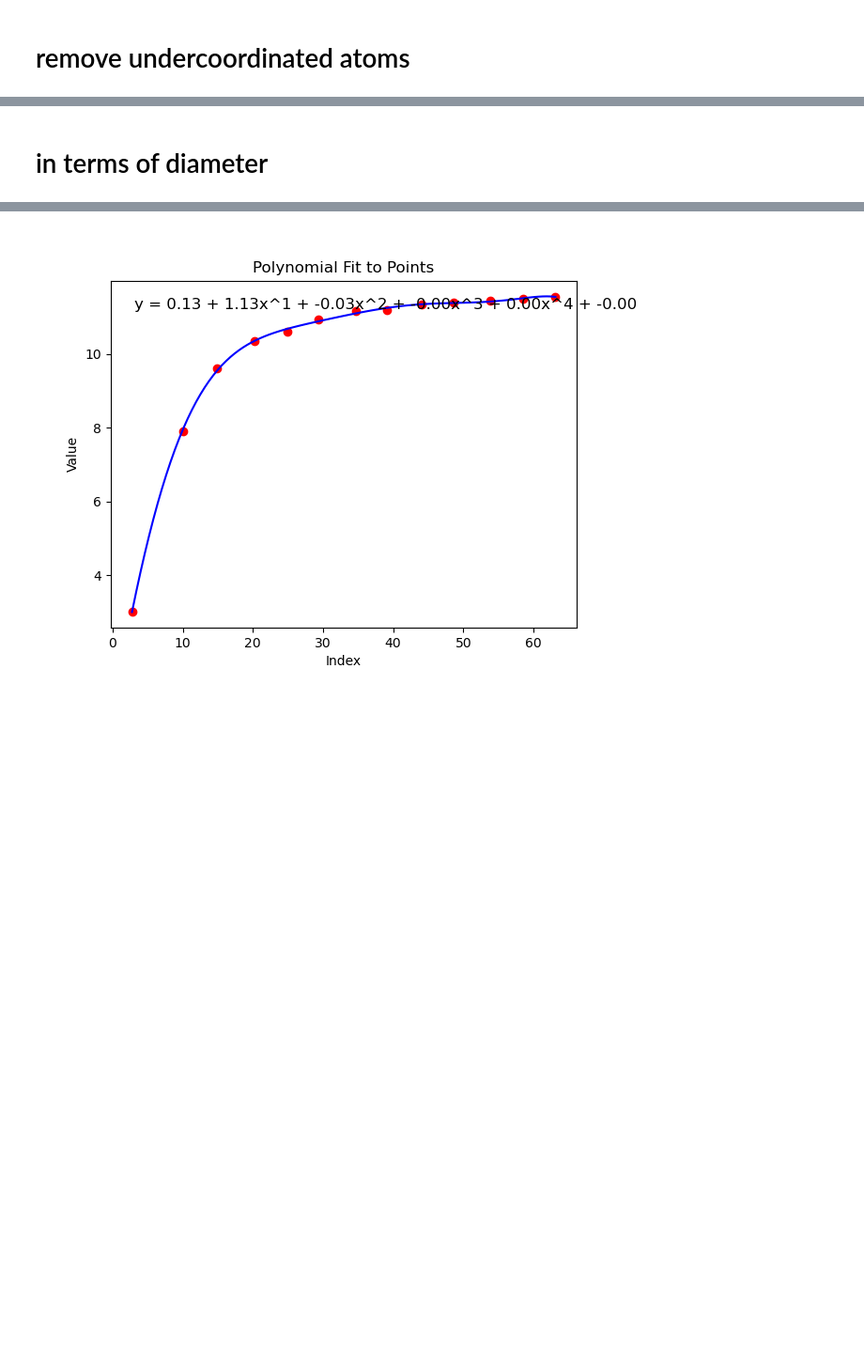
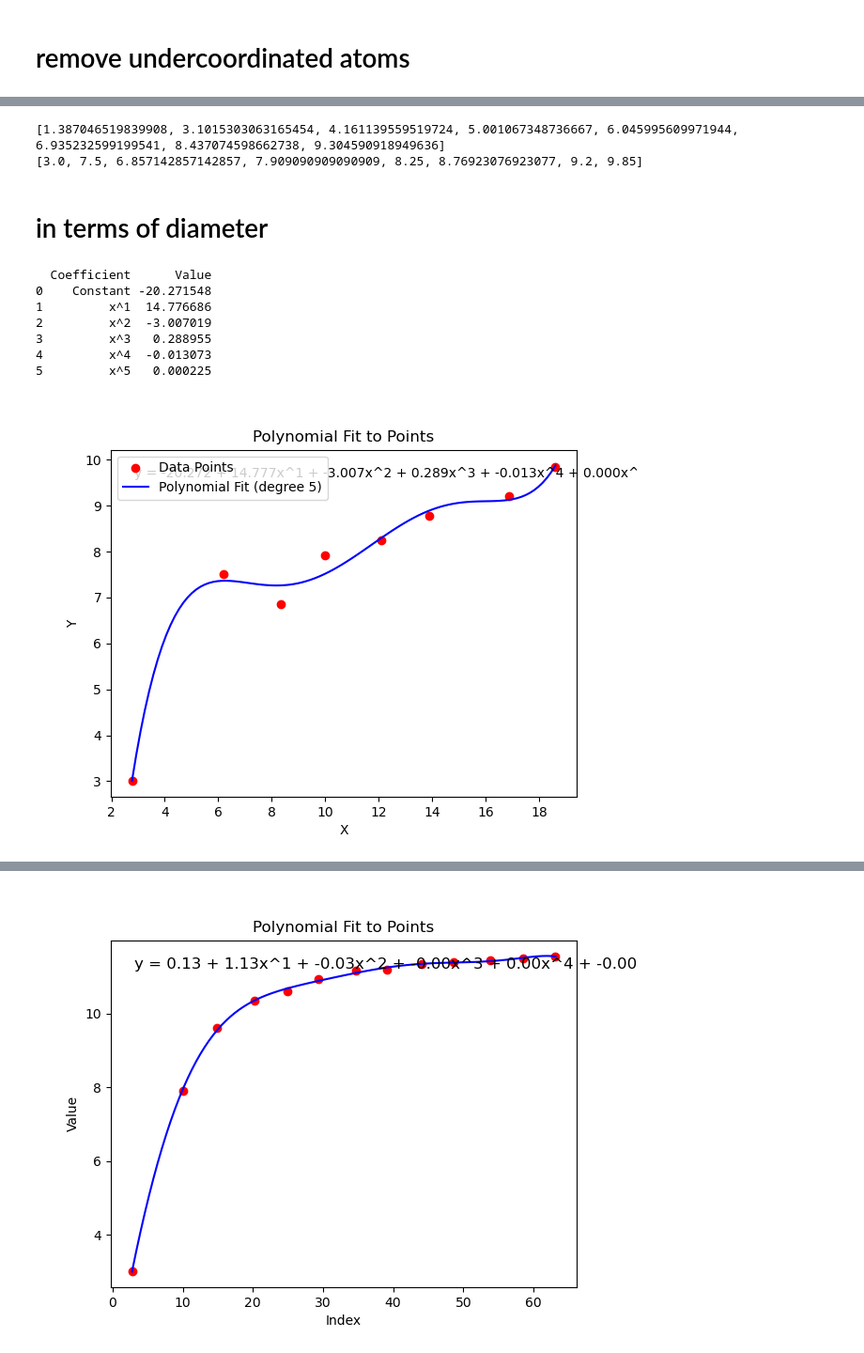
Before and after one commit to Cathyhjj/neighbor, a Jupyter notebook: 20240806_simple_example.ipynb, the cells around one changed output, grey strips where cells are left out. Shown at 94% size. Saved outputs shown, nothing was run; the diff lists cells and outputs as text; code cells hidden in the pictures; blank space fills up the shorter version.

Commit message:
added expand_to_sphere which uses ase.build.cut, modified polynomial fit…

```diff
--- a/20240806_simple_example.ipynb
+++ b/20240806_simple_example.ipynb
@@ -94,0 +97,3 @@ Bond Type: O-O
+# %%
+fc = FileChooser()
+display(fc)
@@ -101,7 +179,7 @@ sizes_all = []
 Pt_cluster = ClusterNeighbor()
 Pt_cluster.load_xyz(path = "test_Pt/Ptfoil_243678.cif")
 
-for i in range(2, 15):
+for i in range(2, 5):
     expanded_cluster = Pt_cluster.expand_cif((i, i, i), self_apply=False)
     Pt_new_cluster = ClusterNeighbor()
     Pt_new_cluster.load_xyz(from_file=False, atom_object=expanded_cluster)
@@ -202,0 +238,33 @@ Coordination numbers around 2.774 Å for Pt-Pt
+# %%
+Pt_CNs_all = []
+Pt_bondlengths_all = []
+num_atoms = []
+sizes_all = []
+
+Pt_cluster = ClusterNeighbor()
+Pt_cluster.load_xyz(path = "test_Pt/Ptfoil_243678.cif")
+
+sizes = np.hstack([np.arange(5, 20, 1),np.arange(20, 30, 10)])
+sizes = np.arange(5, 20, 2)
+
+for i in sizes:
+    print("Size: ", i)
+    expanded_cluster = Pt_cluster.expand_to_sphere(target_diameter=i, self_apply=False)
+    Pt_new_cluster = ClusterNeighbor()
+    Pt_new_cluster.load_xyz(from_file=False, atom_object=expanded_cluster)
+    Pt_new_cluster.view_xyz(label=False)
+    # Pt_new_cluster.atoms.set_pbc(False)
+    Pt_new_cluster.get_CN_summary_all(tolerance=0.1, bond_range=3, printit=False)
+
+    average_bd = list(Pt_new_cluster.CN_summary['Pt-Pt'].keys())[0]
+    average_cn = Pt_new_cluster.CN_summary['Pt-Pt'][average_bd]['average_CN']
+    size = Pt_new_cluster.get_cluster_size()
+    Pt_CNs_all.append(average_cn)
+    Pt_bondlengths_all.append(average_bd)
+    num_atoms.append(len(Pt_new_cluster.atoms))
+    sizes_all.append(size)
+    print("Average CN: ", average_cn)
+    print("Size: ", size)
+    print("Number of atoms: ", len(Pt_new_cluster.atoms))
+
+# print(Pt_CNs_all)
@@ -203,2 +300,21 @@ Coordination numbers around 2.774 Å for Pt-Pt
+# %%
+print(sizes_all)
+print(Pt_CNs_all)
+# %% [output]
+[1.387046519839908, 3.1015303063165454, 4.161139559519724, 5.001067348736667, 6.045995609971944, 6.935232599199541, 8.437074598662738, 9.304590918949636]
+[3.0, 7.5, 6.857142857142857, 7.909090909090909, 8.25, 8.76923076923077, 9.2, 9.85]
 # %% [markdown]
 # in terms of diameter
+# %%
+from neighbor_core_20240806 import fit_polynomial, fit_logarithmic
+polynomial = fit_polynomial(np.array(sizes_all) * 2, Pt_CNs_all, 5)
+# polynomial = fit_polynomial(num_atoms, Pt_CNs_all, 2)
+# %% [output]
+  Coefficient      Value
+0    Constant -20.271548
+1         x^1  14.776686
+2         x^2  -3.007019
+3         x^3   0.288955
+4         x^4  -0.013073
+5         x^5   0.000225
+[figure, added]
```
Also changed, not shown: parts of 12 cells of this notebook.
